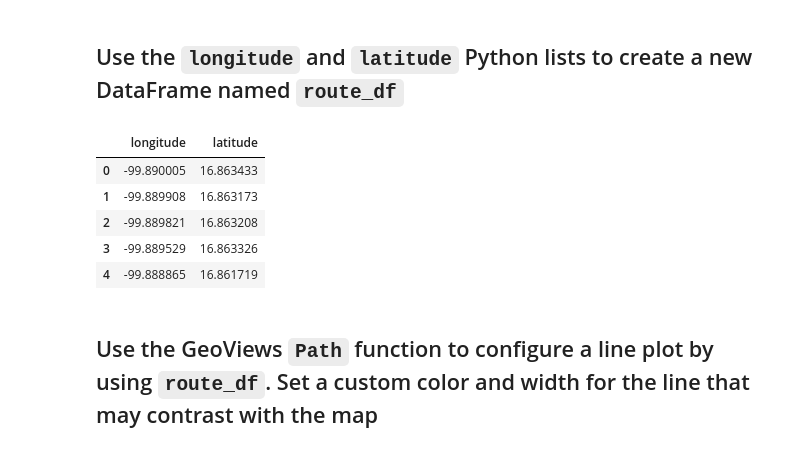
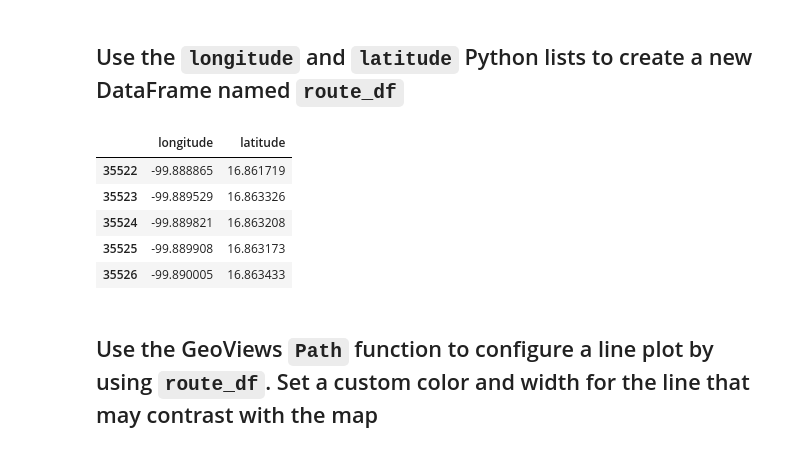
Before and after one commit to bchillman/World_Weather_Analysis, a Jupyter notebook: Vacation_Itinerary/Vacation_Itinerary.ipynb, the cells around one changed output. Drawn from its saved outputs; the diff is of its cells as text; code cells hidden in the pictures.

```diff
--- a/Vacation_Itinerary/Vacation_Itinerary.ipynb
+++ b/Vacation_Itinerary/Vacation_Itinerary.ipynb
@@ -215,6 +215,6 @@ route_response
 ## From the JSON response, store the route's legs coordinates in a variable called `legs`
 # %%
 # Fetch the route's legs coordinates from the JSON reponse
-legs = route_response['features'][0]['geometry']['coordinates'][0]
+legs = route_response['features'][0]['geometry']['coordinates']
 legs
 # %% [output]
@@ -246,27 +246,28 @@ latitude = []
 
 # Loop through the legs coordinates to fetch the latitude and longitude for each step
 for i in range(len(legs)):
-    longitude.append(legs[i][0])
-    latitude.append(legs[i][1])
+    for j in range(len(legs[i])):
+        longitude.append(legs[i][j][0])
+        latitude.append(legs[i][j][1])
 # %% [markdown]
 ## Use the `longitude` and `latitude` Python lists to create a new DataFrame named `route_df`
 # %%
 # Create an empty DataFrame to store the steps' coordinates
 route_df = pd.DataFrame()
 
 # Add the steps' longitude and latitude from each step as columns to the DataFrame
 route_df["longitude"] = longitude
 route_df["latitude"] = latitude
 
 # Display sample data
-route_df.head()
+route_df.tail()
 # %% [output]
 |  | longitude | latitude |
-| 0 | -99.890005 | 16.863433 |
-| 1 | -99.889908 | 16.863173 |
-| 2 | -99.889821 | 16.863208 |
-| 3 | -99.889529 | 16.863326 |
-| 4 | -99.888865 | 16.861719 |
+| 35522 | -99.888865 | 16.861719 |
+| 35523 | -99.889529 | 16.863326 |
+| 35524 | -99.889821 | 16.863208 |
+| 35525 | -99.889908 | 16.863173 |
+| 35526 | -99.890005 | 16.863433 |
 # %% [markdown]
 ##  Use the GeoViews `Path` function to configure a line plot by using `route_df`. Set a custom color and width for the line that may contrast with the map
 # %%
```
Also changed, not shown: parts of 3 cells of this notebook, 1 other file.
